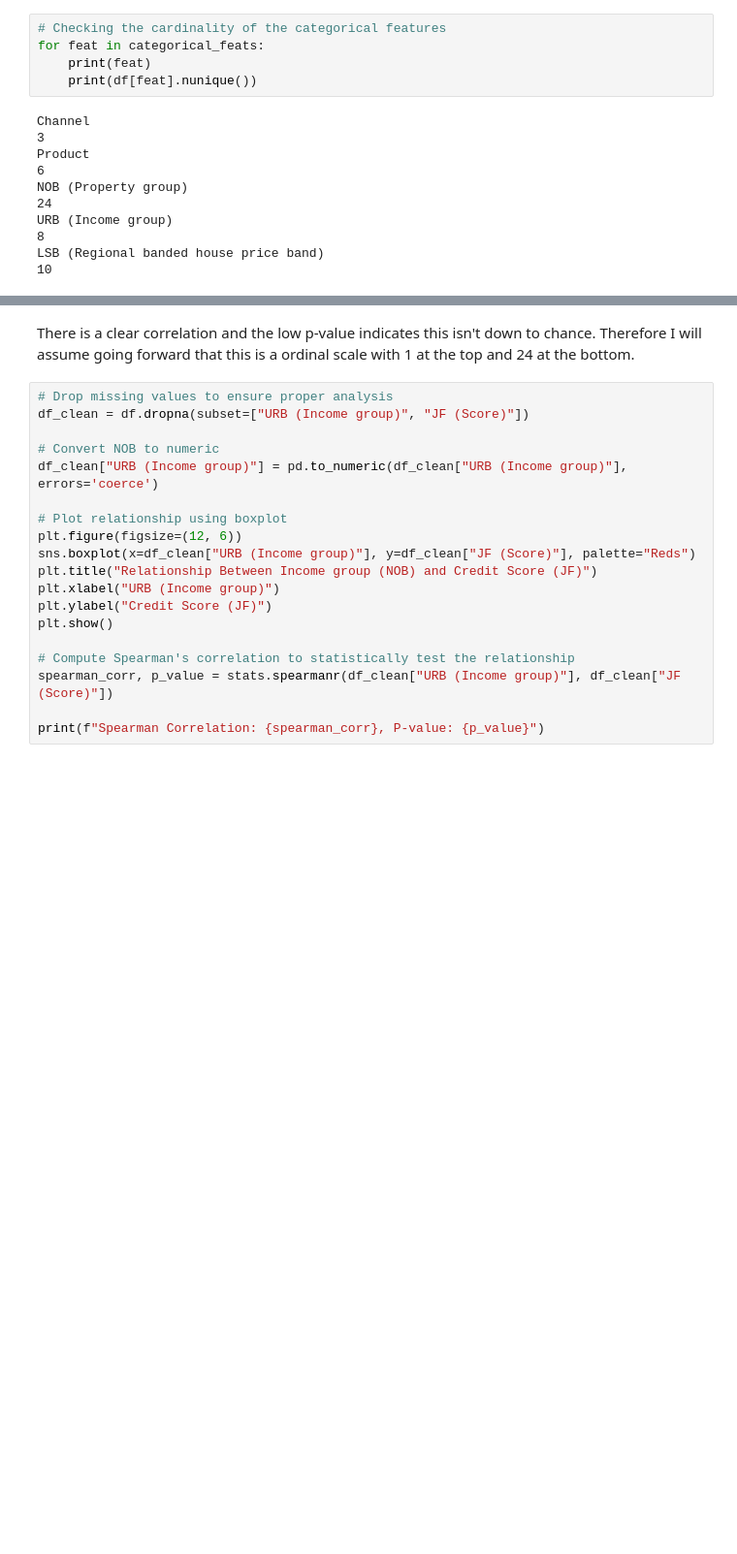
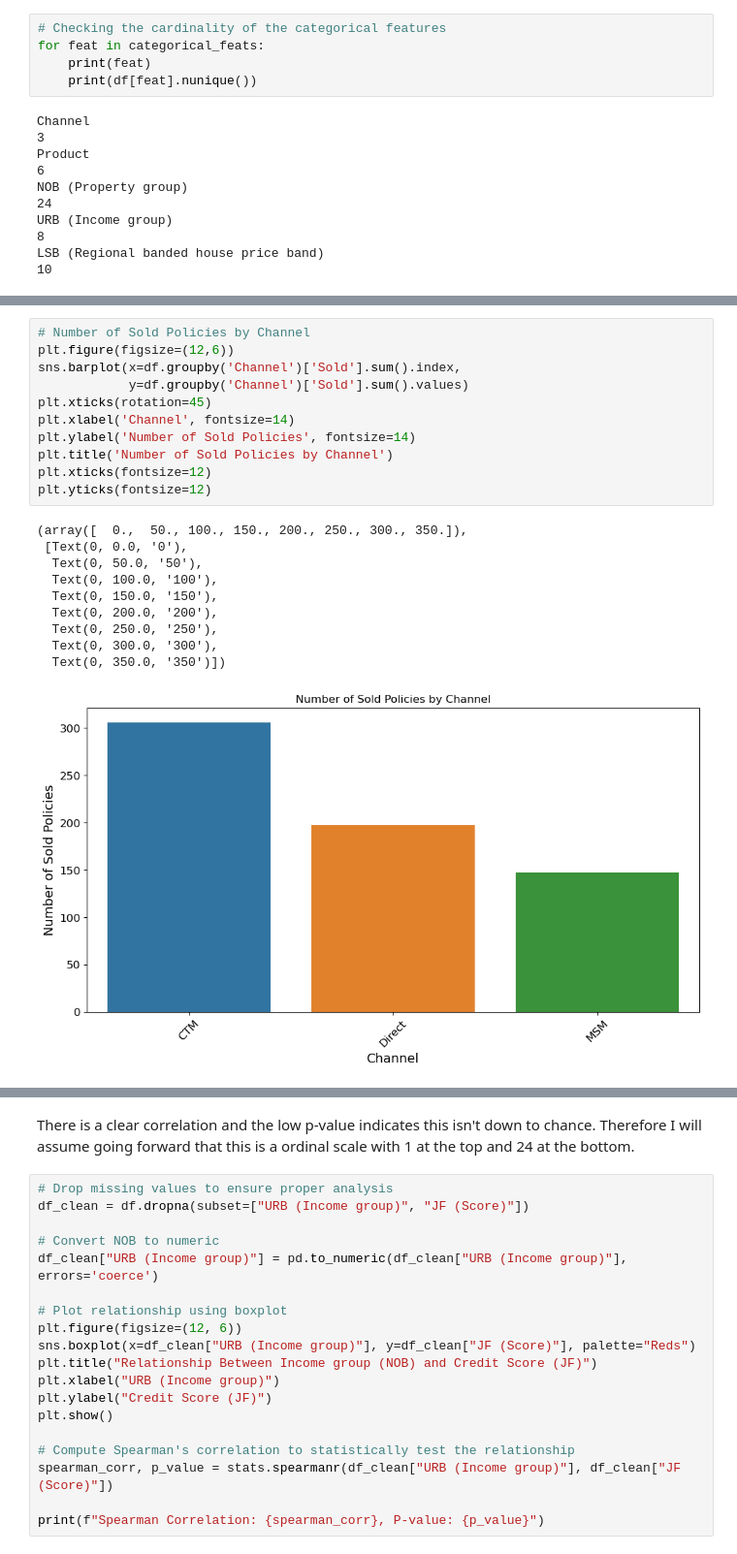
Before and after one commit to JB-GitHub0/Onefamily, a Jupyter notebook: 1. EDA.ipynb, the cells around one changed output, grey strips where cells are left out. Shown at 97% size. Cells and saved outputs as stored; diff of their text form; blank space fills up the shorter version.

```diff
--- a/1. EDA.ipynb
+++ b/1. EDA.ipynb
@@ -114,3 +150,25 @@ plt.show()
+# %%
+# Number of Sold Policies by Channel
+plt.figure(figsize=(12,6))
+sns.barplot(x=df.groupby('Channel')['Sold'].sum().index,
+            y=df.groupby('Channel')['Sold'].sum().values)
+plt.xticks(rotation=45)
+plt.xlabel('Channel', fontsize=14)
+plt.ylabel('Number of Sold Policies', fontsize=14)
+plt.title('Number of Sold Policies by Channel')
+plt.xticks(fontsize=12)
+plt.yticks(fontsize=12)
+# %% [output]
+(array([  0.,  50., 100., 150., 200., 250., 300., 350.]),
+ [Text(0, 0.0, '0'),
+  Text(0, 50.0, '50'),
+  Text(0, 100.0, '100'),
+  Text(0, 150.0, '150'),
+  Text(0, 200.0, '200'),
+  Text(0, 250.0, '250'),
+  Text(0, 300.0, '300'),
+  Text(0, 350.0, '350')])
+[figure, added]
 # %%
 # Drop missing values to ensure proper analysis
 df_clean = df.dropna(subset=["NOB (Property group)", "JF (Score)"])
```
Also changed, not shown: parts of 8 cells of this notebook, 14 other files.
